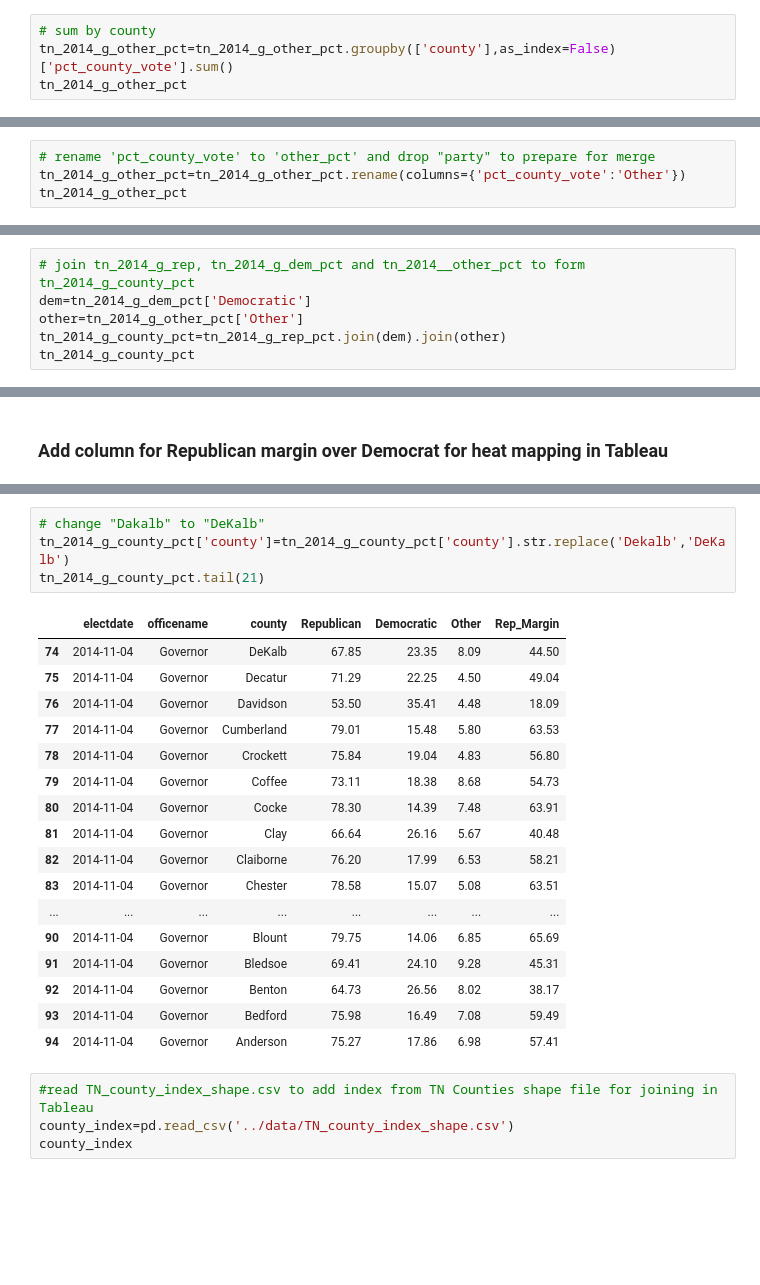
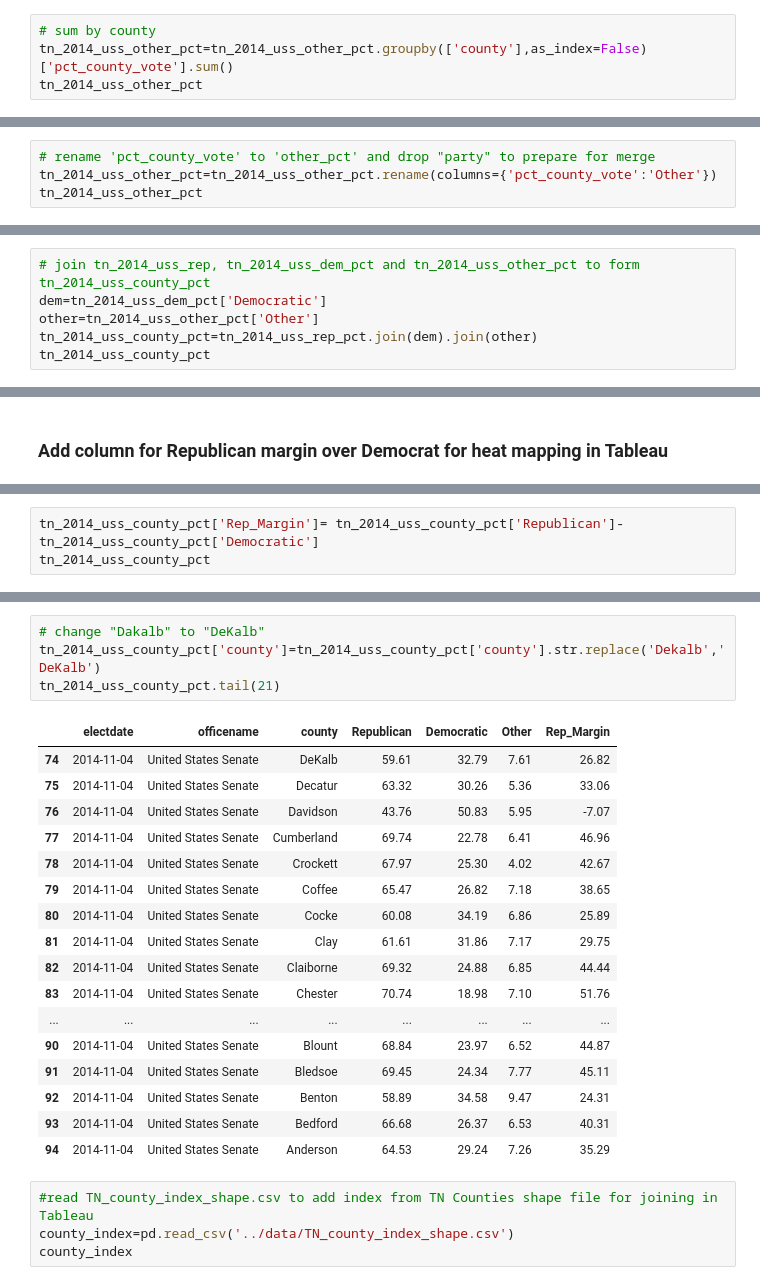
Before and after one commit to DavidMellow/tn-elections, a Jupyter notebook: notebooks/tn_ussen_election_2014.ipynb, the cells around one changed output, grey strips where cells are left out. Cells and saved outputs as stored; diff of their text form; blank space fills up the shorter version.

```diff
--- a/notebooks/tn_ussen_election_2014.ipynb
+++ b/notebooks/tn_ussen_election_2014.ipynb
@@ -666,6 +666,6 @@ tn_2014_g_other_pct
 # %%
 # sum by county
-tn_2014_g_other_pct=tn_2014_g_other_pct.groupby(['county'],as_index=False)['pct_county_vote'].sum()
-tn_2014_g_other_pct
+tn_2014_uss_other_pct=tn_2014_uss_other_pct.groupby(['county'],as_index=False)['pct_county_vote'].sum()
+tn_2014_uss_other_pct
 # %% [output]
 |  | county | pct_county_vote |
@@ -683,7 +683,7 @@ tn_2014_g_other_pct
 95 rows × 2 columns
 # %%
 # rename 'pct_county_vote' to 'other_pct' and drop "party" to prepare for merge
-tn_2014_g_other_pct=tn_2014_g_other_pct.rename(columns={'pct_county_vote':'Other'})
-tn_2014_g_other_pct
+tn_2014_uss_other_pct=tn_2014_uss_other_pct.rename(columns={'pct_county_vote':'Other'})
+tn_2014_uss_other_pct
 # %% [output]
 |  | county | Other |
@@ -701,9 +701,9 @@ tn_2014_g_other_pct
 95 rows × 2 columns
 # %%
-# join tn_2014_g_rep, tn_2014_g_dem_pct and tn_2014__other_pct to form tn_2014_g_county_pct
-dem=tn_2014_g_dem_pct['Democratic']
-other=tn_2014_g_other_pct['Other']
-tn_2014_g_county_pct=tn_2014_g_rep_pct.join(dem).join(other)
-tn_2014_g_county_pct
+# join tn_2014_uss_rep, tn_2014_uss_dem_pct and tn_2014_uss_other_pct to form tn_2014_uss_county_pct
+dem=tn_2014_uss_dem_pct['Democratic']
+other=tn_2014_uss_other_pct['Other']
+tn_2014_uss_county_pct=tn_2014_uss_rep_pct.join(dem).join(other)
+tn_2014_uss_county_pct
 # %% [output]
 |  | electdate | officename | county | Republican | Democratic | Other |
@@ -747,0 +724,3 @@ dekalb
+# %%
+tn_2014_uss_county_pct['Rep_Margin']= tn_2014_uss_county_pct['Republican']-tn_2014_uss_county_pct['Democratic']
+tn_2014_uss_county_pct
@@ -748,25 +741,25 @@ dekalb
 # %%
 # change "Dakalb" to "DeKalb"
-tn_2014_g_county_pct['county']=tn_2014_g_county_pct['county'].str.replace('Dekalb','DeKalb')
-tn_2014_g_county_pct.tail(21)
+tn_2014_uss_county_pct['county']=tn_2014_uss_county_pct['county'].str.replace('Dekalb','DeKalb')
+tn_2014_uss_county_pct.tail(21)
 # %% [output]
 |  | electdate | officename | county | Republican | Democratic | Other | Rep_Margin |
-| 74 | 2014-11-04 | Governor | DeKalb | 67.85 | 23.35 | 8.09 | 44.50 |
-| 75 | 2014-11-04 | Governor | Decatur | 71.29 | 22.25 | 4.50 | 49.04 |
-| 76 | 2014-11-04 | Governor | Davidson | 53.50 | 35.41 | 4.48 | 18.09 |
-| 77 | 2014-11-04 | Governor | Cumberland | 79.01 | 15.48 | 5.80 | 63.53 |
-| 78 | 2014-11-04 | Governor | Crockett | 75.84 | 19.04 | 4.83 | 56.80 |
-| 79 | 2014-11-04 | Governor | Coffee | 73.11 | 18.38 | 8.68 | 54.73 |
-| 80 | 2014-11-04 | Governor | Cocke | 78.30 | 14.39 | 7.48 | 63.91 |
-| 81 | 2014-11-04 | Governor | Clay | 66.64 | 26.16 | 5.67 | 40.48 |
-| 82 | 2014-11-04 | Governor | Claiborne | 76.20 | 17.99 | 6.53 | 58.21 |
-| 83 | 2014-11-04 | Governor | Chester | 78.58 | 15.07 | 5.08 | 63.51 |
+| 74 | 2014-11-04 | United States Senate | DeKalb | 59.61 | 32.79 | 7.61 | 26.82 |
+| 75 | 2014-11-04 | United States Senate | Decatur | 63.32 | 30.26 | 5.36 | 33.06 |
+| 76 | 2014-11-04 | United States Senate | Davidson | 43.76 | 50.83 | 5.95 | -7.07 |
+| 77 | 2014-11-04 | United States Senate | Cumberland | 69.74 | 22.78 | 6.41 | 46.96 |
+| 78 | 2014-11-04 | United States Senate | Crockett | 67.97 | 25.30 | 4.02 | 42.67 |
+| 79 | 2014-11-04 | United States Senate | Coffee | 65.47 | 26.82 | 7.18 | 38.65 |
+| 80 | 2014-11-04 | United States Senate | Cocke | 60.08 | 34.19 | 6.86 | 25.89 |
+| 81 | 2014-11-04 | United States Senate | Clay | 61.61 | 31.86 | 7.17 | 29.75 |
+| 82 | 2014-11-04 | United States Senate | Claiborne | 69.32 | 24.88 | 6.85 | 44.44 |
+| 83 | 2014-11-04 | United States Senate | Chester | 70.74 | 18.98 | 7.10 | 51.76 |
 | ... | ... | ... | ... | ... | ... | ... | ... |
-| 90 | 2014-11-04 | Governor | Blount | 79.75 | 14.06 | 6.85 | 65.69 |
-| 91 | 2014-11-04 | Governor | Bledsoe | 69.41 | 24.10 | 9.28 | 45.31 |
-| 92 | 2014-11-04 | Governor | Benton | 64.73 | 26.56 | 8.02 | 38.17 |
-| 93 | 2014-11-04 | Governor | Bedford | 75.98 | 16.49 | 7.08 | 59.49 |
-| 94 | 2014-11-04 | Governor | Anderson | 75.27 | 17.86 | 6.98 | 57.41 |
+| 90 | 2014-11-04 | United States Senate | Blount | 68.84 | 23.97 | 6.52 | 44.87 |
+| 91 | 2014-11-04 | United States Senate | Bledsoe | 69.45 | 24.34 | 7.77 | 45.11 |
+| 92 | 2014-11-04 | United States Senate | Benton | 58.89 | 34.58 | 9.47 | 24.31 |
+| 93 | 2014-11-04 | United States Senate | Bedford | 66.68 | 26.37 | 6.53 | 40.31 |
+| 94 | 2014-11-04 | United States Senate | Anderson | 64.53 | 29.24 | 7.26 | 35.29 |
 # %%
 #read TN_county_index_shape.csv to add index from TN Counties shape file for joining in Tableau
 county_index=pd.read_csv('../data/TN_county_index_shape.csv')
```
Also changed, not shown: parts of 49 cells of this notebook, 1 other file.
